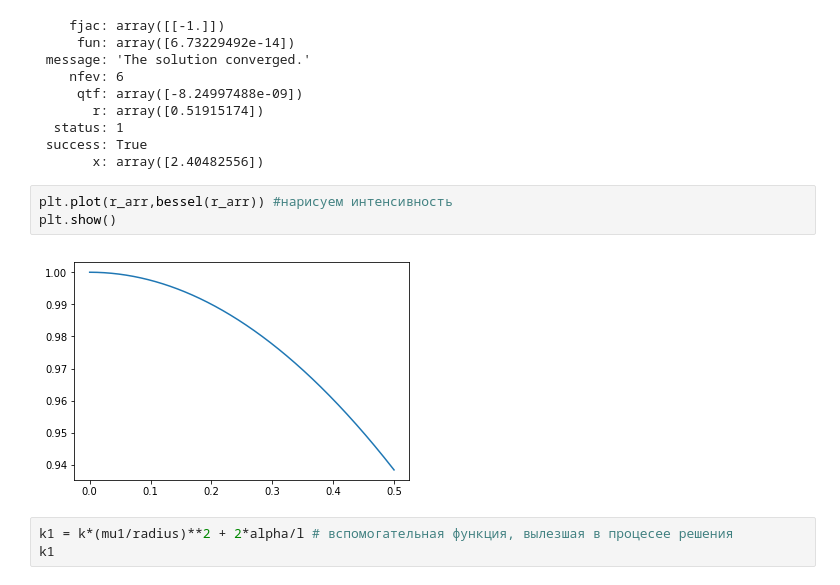
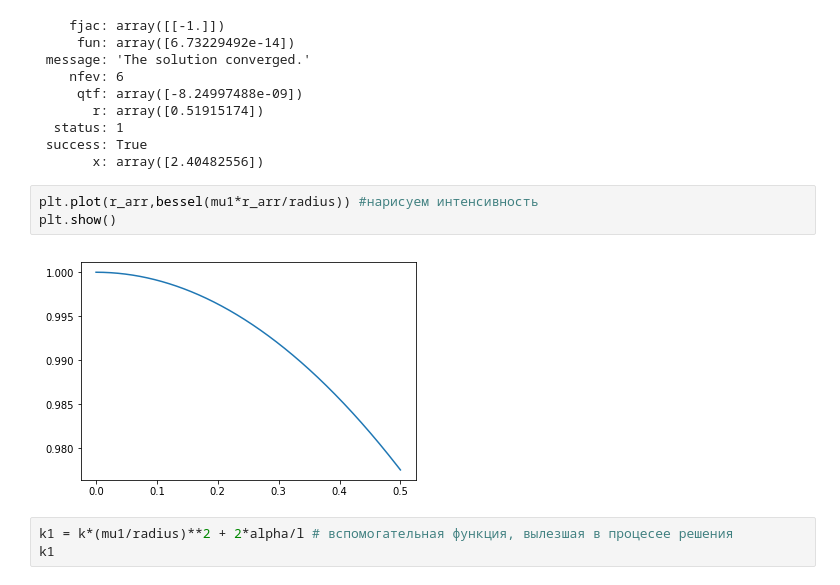
Before and after one commit to LinarKulinar/Numerical-Methods-in-Equations-of-Mathematical-Physics, a Jupyter notebook: analitic_solution.ipynb, the cells around one changed output. Drawn from its saved outputs; the diff is of its cells as text.

```diff
--- a/analitic_solution.ipynb
+++ b/analitic_solution.ipynb
@@ -38,10 +38,10 @@ res
  success: True
        x: array([2.40482556])
 # %%
-plt.plot(r_arr,bessel(r_arr)) #нарисуем интенсивность
+plt.plot(r_arr,bessel(mu1*r_arr/radius)) #нарисуем интенсивность
 plt.show()
 # %% [output]
-[figure, old version]
+[figure, new version]
 # %%
 k1 = k*(mu1/radius)**2 + 2*alpha/l # вспомогательная функция, вылезшая в процесее решения
 k1
```
Also changed, not shown: parts of 1 cell of this notebook.
